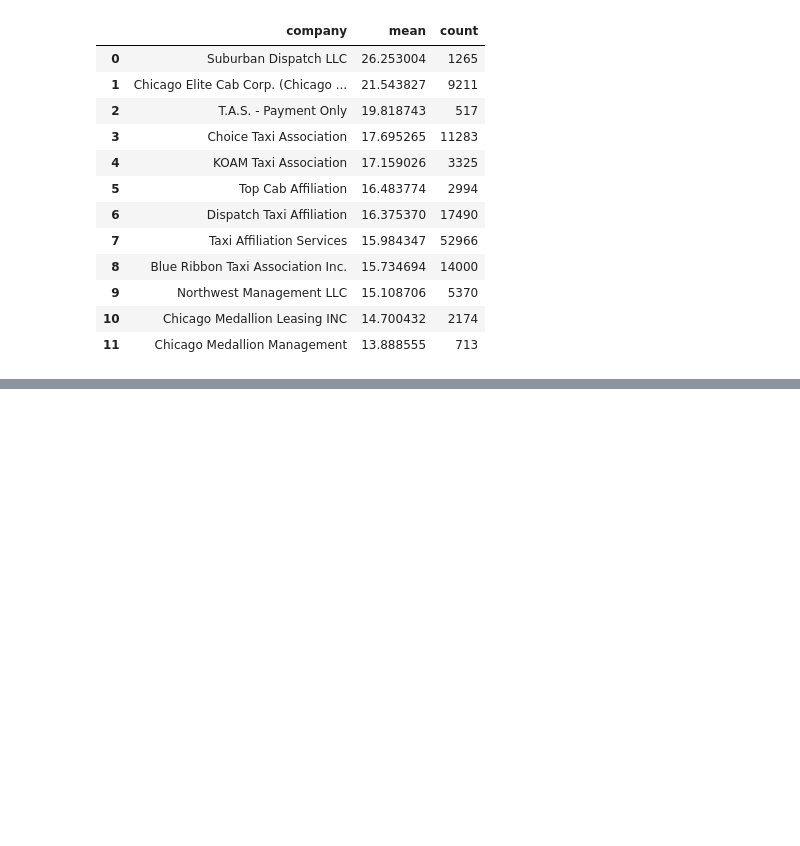
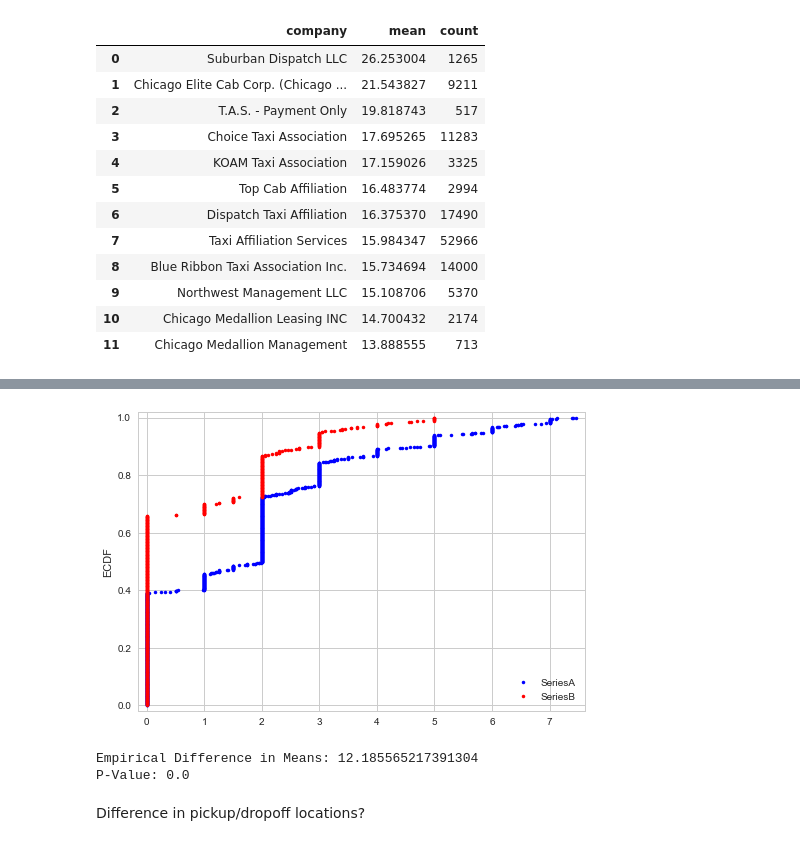
Before and after one commit to iamjz/taxi, a Jupyter notebook: Earnings EDA.ipynb, the cells around one changed output, grey strips where cells are left out. Cells and saved outputs as stored; diff of their text form; code cells hidden in the pictures; blank space fills up the shorter version.

```diff
--- a/Earnings EDA.ipynb
+++ b/Earnings EDA.ipynb
@@ -180,0 +201,11 @@ Is there a real difference between first place and last place? If so, is it due
+# %%
+h.compareCDF(firstDf["tips"], lastDf["tips"])
+# %% [output]
+[figure, added]
+# %%
+h.identicalMeans(firstDf["fare"], lastDf["fare"], 10000)
+# %% [output]
+Empirical Difference in Means: 12.185565217391304
+P-Value: 0.0
+# %% [markdown]
+Difference in pickup/dropoff locations?
```
Also changed, not shown: parts of 5 cells of this notebook.
